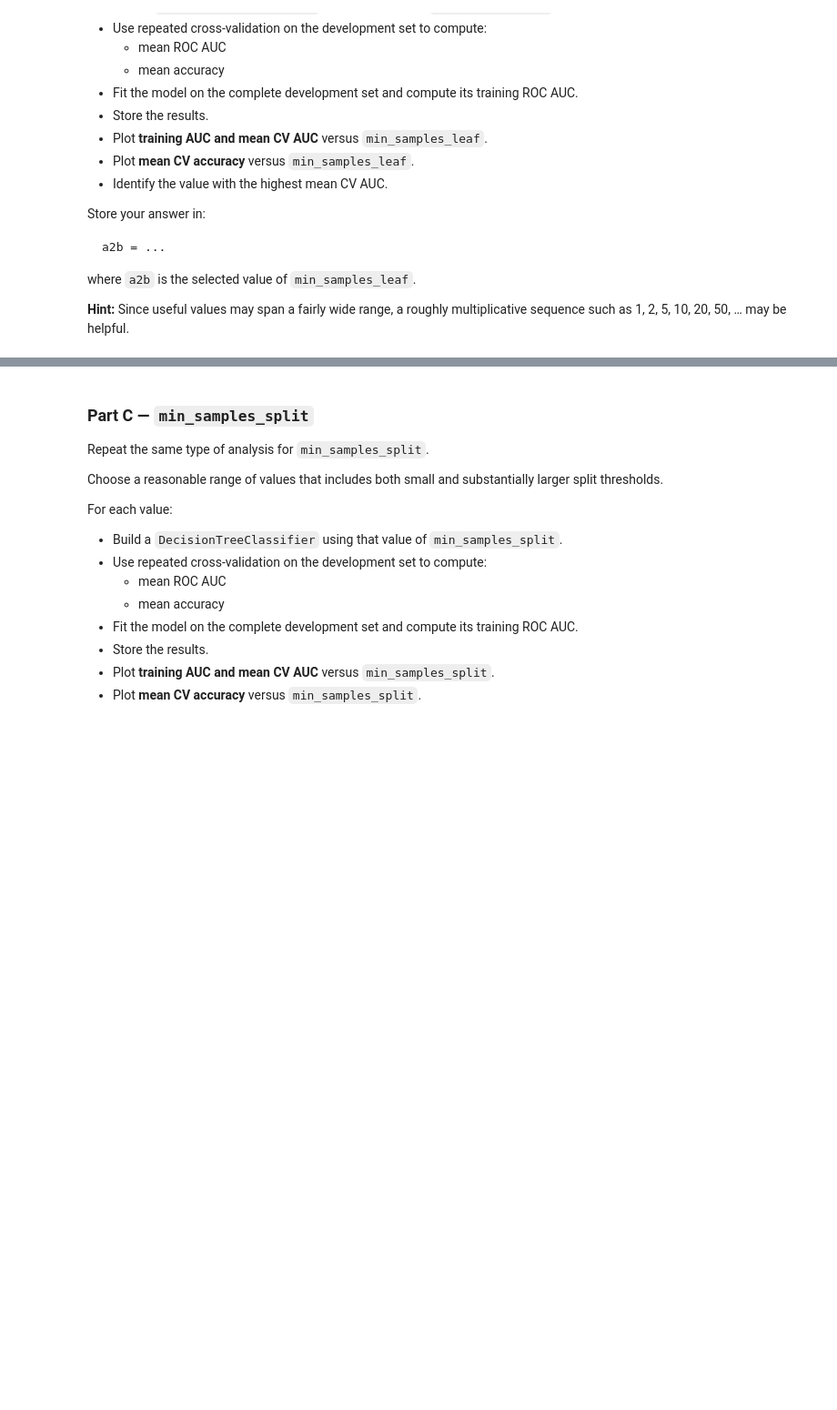
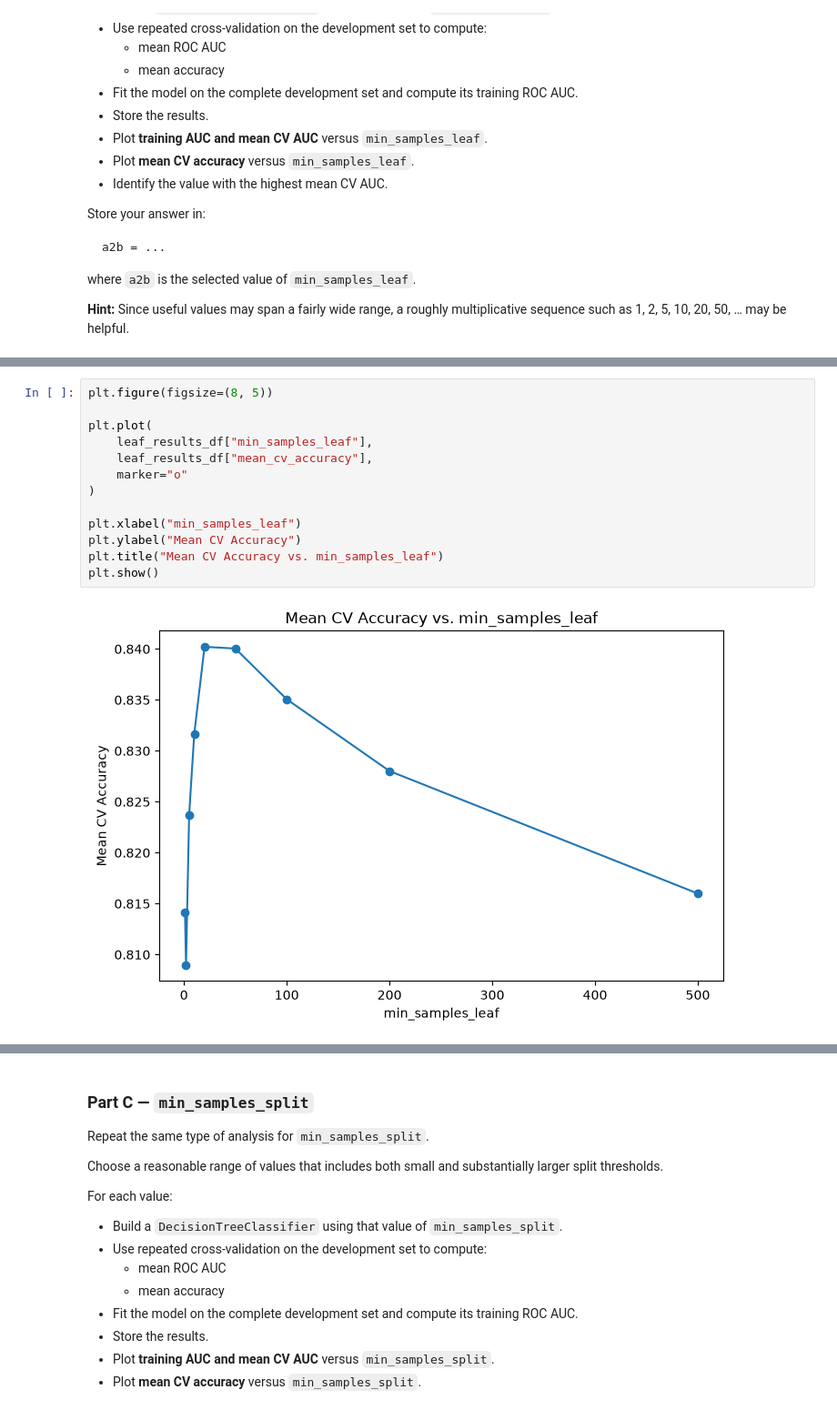
Before and after one commit to nikkibower/DX603, a Jupyter notebook: Homework_06.ipynb, the cells around one changed output, grey strips where cells are left out. Shown at 91% size. Cells and saved outputs as stored; diff of their text form; blank space fills up the shorter version.

```diff
--- a/Homework_06.ipynb
+++ b/Homework_06.ipynb
@@ -390,0 +639,15 @@ where `a2b` is the selected value of `min_samples_leaf`.
+# %%
+plt.figure(figsize=(8, 5))
+
+plt.plot(
+    leaf_results_df["min_samples_leaf"],
+    leaf_results_df["mean_cv_accuracy"],
+    marker="o"
+)
+
+plt.xlabel("min_samples_leaf")
+plt.ylabel("Mean CV Accuracy")
+plt.title("Mean CV Accuracy vs. min_samples_leaf")
+plt.show()
+# %% [output]
+[figure, added]
```
Also changed, not shown: parts of 72 cells of this notebook.
